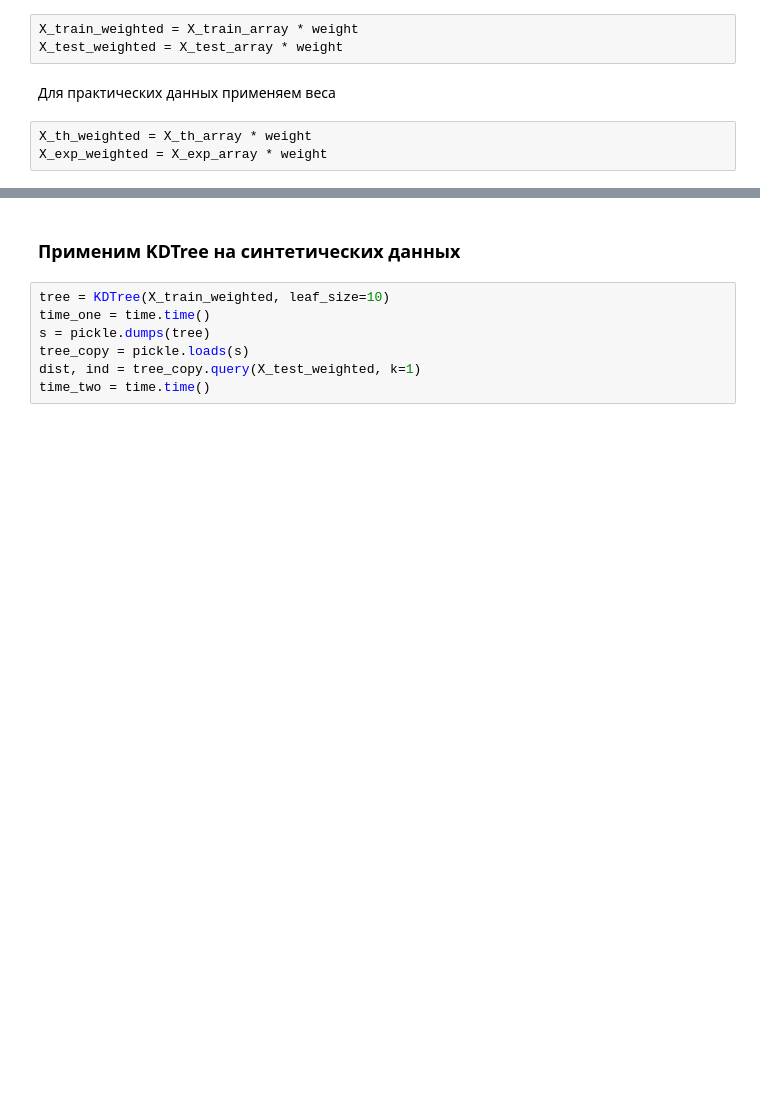
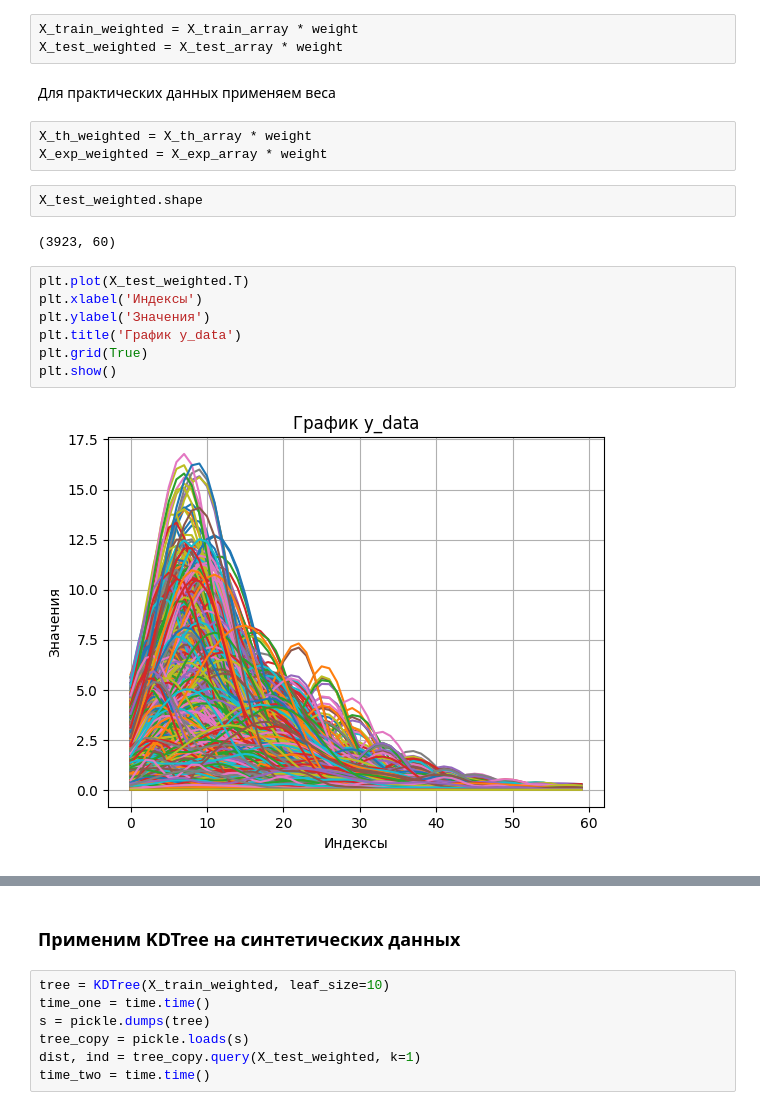
Before and after one commit to ka-50bs/InvBloodSolver, a Jupyter notebook: scripts/alg_search.ipynb, the cells around one changed output, grey strips where cells are left out. Cells and saved outputs as stored; diff of their text form; blank space fills up the shorter version.

```diff
--- a/scripts/alg_search.ipynb
+++ b/scripts/alg_search.ipynb
@@ -59,3 +59,16 @@ X_test_weighted = X_test_array * weight
 # %%
 X_th_weighted = X_th_array * weight
 X_exp_weighted = X_exp_array * weight
+# %%
+X_test_weighted.shape
+# %% [output]
+(3923, 60)
+# %%
+plt.plot(X_test_weighted.T)
+plt.xlabel('Индексы')
+plt.ylabel('Значения')
+plt.title('График y_data')
+plt.grid(True)
+plt.show()
+# %% [output]
+[figure, added]
```
Also changed, not shown: parts of 9 cells of this notebook, 14 other files.
